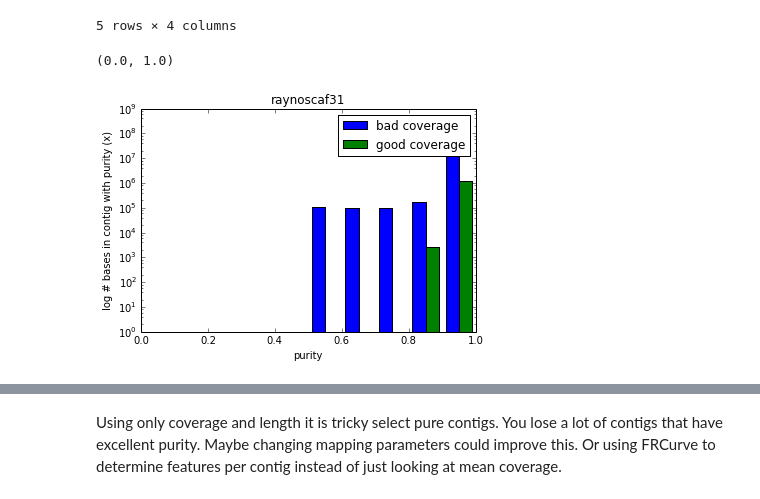
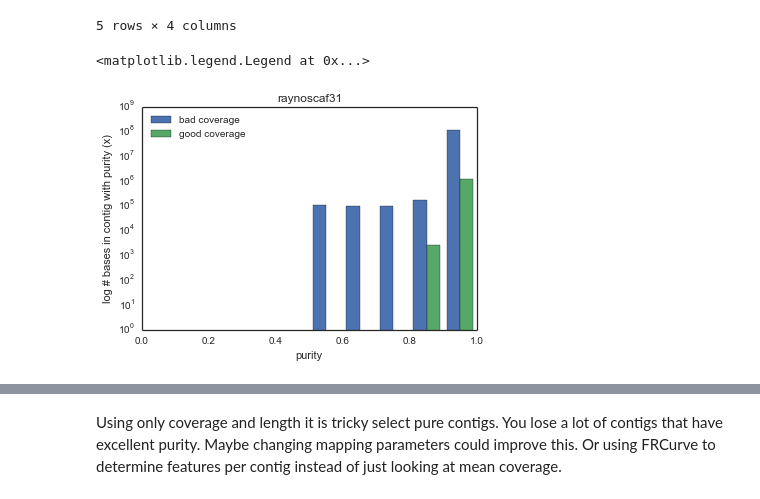
Before and after one commit to inodb/masmvali-publication, a Jupyter notebook: notebooks/LIMS1884-filtered-pairs-assemblies-2.ipynb, the cells around one changed output, grey strips where cells are left out. Drawn from its saved outputs; the diff is of its cells as text; code cells hidden in the pictures.

```diff
--- a/notebooks/LIMS1884-filtered-pairs-assemblies-2.ipynb
+++ b/notebooks/LIMS1884-filtered-pairs-assemblies-2.ipynb
@@ -37,6 +37,8 @@ import numpy as np
 import matplotlib as mpl
 import matplotlib.pyplot as plt
 import pandas as pd
+import seaborn as sns
+sns.set(style="white")
 %matplotlib inline
 # %%
 m_even = metassemble.MetAssemble(
@@ -116,20 +120,24 @@ rns31cov.head()
 # %%
 rns31pur = np.sort(m_even.avp.raynoscaf31.contig_purity, order='contig')
 # %%
+mpl.rcParams['figure.figsize'] = 6, 4
+
 f, ax = plt.subplots(1, 1)
 goodcov = np.array((rns31cov["cov_mean_sample_0"] > 60) & (rns31cov["percentage_covered_sample_0"] > 90))
 longc = rns31pur["contig_length"] >= 1000
 ax.hist([rns31pur[longc & ~goodcov]["max_aln_purity"],
          rns31pur[longc & goodcov]["max_aln_purity"]],
          weights=[rns31pur[longc & ~goodcov]["contig_length"],
                   rns31pur[longc & goodcov]["contig_length"]], log=1, range=[0.0,1.0], label=["bad coverage","good coverage"],
          align='mid')
 ax.legend()
 ax.set_title("raynoscaf31")
 ax.set_ylabel("log # bases in contig with purity (x)")
 ax.set_xlabel("purity")
 ax.set_ylim(1,1e09)
 ax.set_xlim(0.0, 1.0)
+handles, labels = ax.get_legend_handles_labels()
+ax.legend(handles, labels, numpoints=1, loc='upper left')
 # %% [output]
-(0.0, 1.0)
+<matplotlib.legend.Legend at 0x...>
-[figure, old version]
+[figure, new version]
```
Also changed, not shown: parts of 8 cells of this notebook.
